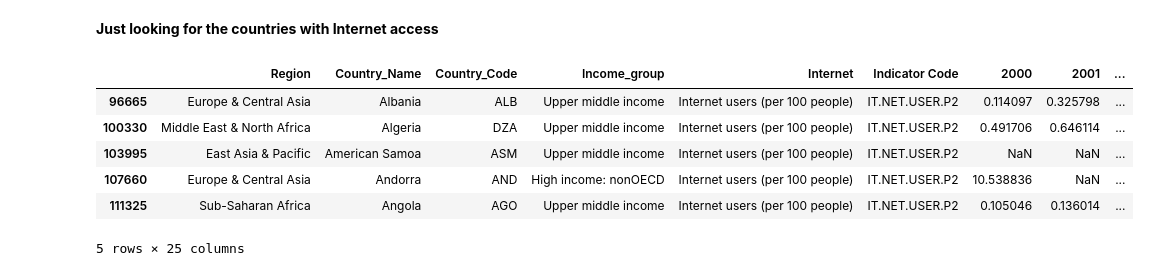
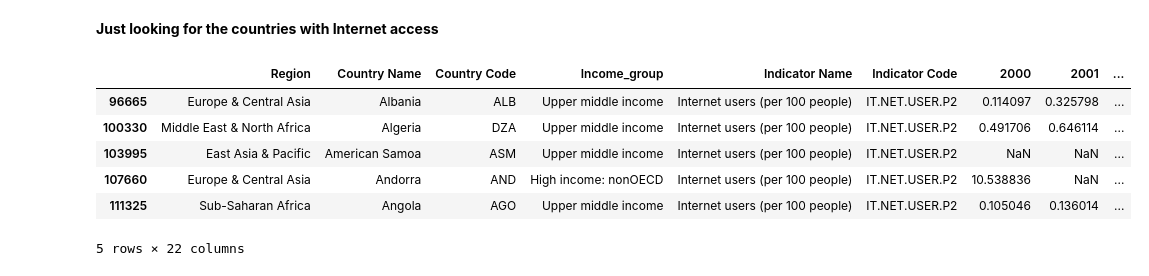
Before and after one commit to Azimoj/EdState-, a Jupyter notebook: P2.ipynb, the cells around one changed output. Cells and saved outputs as stored; diff of their text form; code cells hidden in the pictures.

```diff
--- a/P2.ipynb
+++ b/P2.ipynb
@@ -192,0 +164,3 @@ data_c_reduced.head()
+# %%
+data_p_country_reduced = data_p_country_reduced[data_p_country_reduced.Income_group.notnull()]
+data_p_country_reduced.shape
@@ -199,6 +175,6 @@ array(['Low income', 'Upper middle income', 'High income: nonOECD',
        'Lower middle income', 'High income: OECD'], dtype=object)
 # %%
 incomes_to_keep = ['Upper middle income', 'High income: nonOECD', 'High income: OECD']
-data_r_income = data_c_reduced[data_c_reduced.Income_group.isin(incomes_to_keep)]
-data_r_income.head()
+data_r_income = data_p_country_reduced[data_p_country_reduced.Income_group.isin(incomes_to_keep)]
+data_r_income.shape
 # %% [output]
@@ -211,0 +196,2 @@ data_r_income.head()
+# %%
+data_r_income= data_r_income.drop(columns=['2016','2017','2020'])
@@ -254,3 +223,0 @@ __To rename indicator "Country Name" with "Country_Name"__
-# %%
-data_r_internet= data_r_internet.rename({"Country Name": "Country_Name","Indicator Name": "Internet_PC" },axis=1)
-data_r_internet.head()
@@ -276,17 +227,17 @@ We almost have no data for PC, so we remove it.
 __Just looking for the countries with Internet access__
 # %%
 data_r_internet = data_r_internet.loc[(data_r_income['Indicator Code'] == "IT.NET.USER.P2")]
-data_r_internet= data_r_internet.rename({"Country Code": "Country_Code","Internet_PC": "Internet" },axis=1)
+data_r_internet= data_r_internet.rename({"Country Code": "Country Code","Internet_PC": "Internet" },axis=1)
 
 data_r_internet.head()
 # %% [output]
-|  | Region | Country_Name | Country_Code | Income_group | Internet | Indicator Code | 2000 | 2001 | ... |
+|  | Region | Country Name | Country Code | Income_group | Indicator Name | Indicator Code | 2000 | 2001 | ... |
 | 96665 | Europe & Central Asia | Albania | ALB | Upper middle income | Internet users (per 100 people) | IT.NET.USER.P2 | 0.114097 | 0.325798 | ... |
 | 100330 | Middle East & North Africa | Algeria | DZA | Upper middle income | Internet users (per 100 people) | IT.NET.USER.P2 | 0.491706 | 0.646114 | ... |
 | 103995 | East Asia & Pacific | American Samoa | ASM | Upper middle income | Internet users (per 100 people) | IT.NET.USER.P2 | NaN | NaN | ... |
 | 107660 | Europe & Central Asia | Andorra | AND | High income: nonOECD | Internet users (per 100 people) | IT.NET.USER.P2 | 10.538836 | NaN | ... |
 | 111325 | Sub-Saharan Africa | Angola | AGO | Upper middle income | Internet users (per 100 people) | IT.NET.USER.P2 | 0.105046 | 0.136014 | ... |
-5 rows × 25 columns
+5 rows × 22 columns
 # %%
 data_r_internet.shape
 # %% [output]
```
Also changed, not shown: parts of 334 cells of this notebook.
